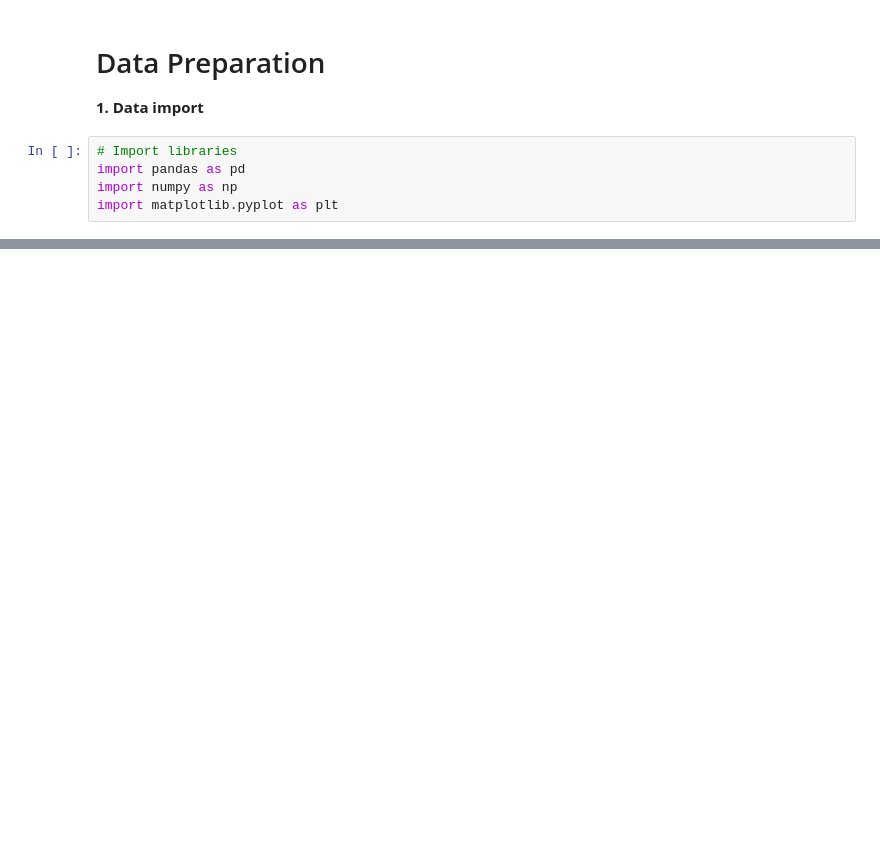
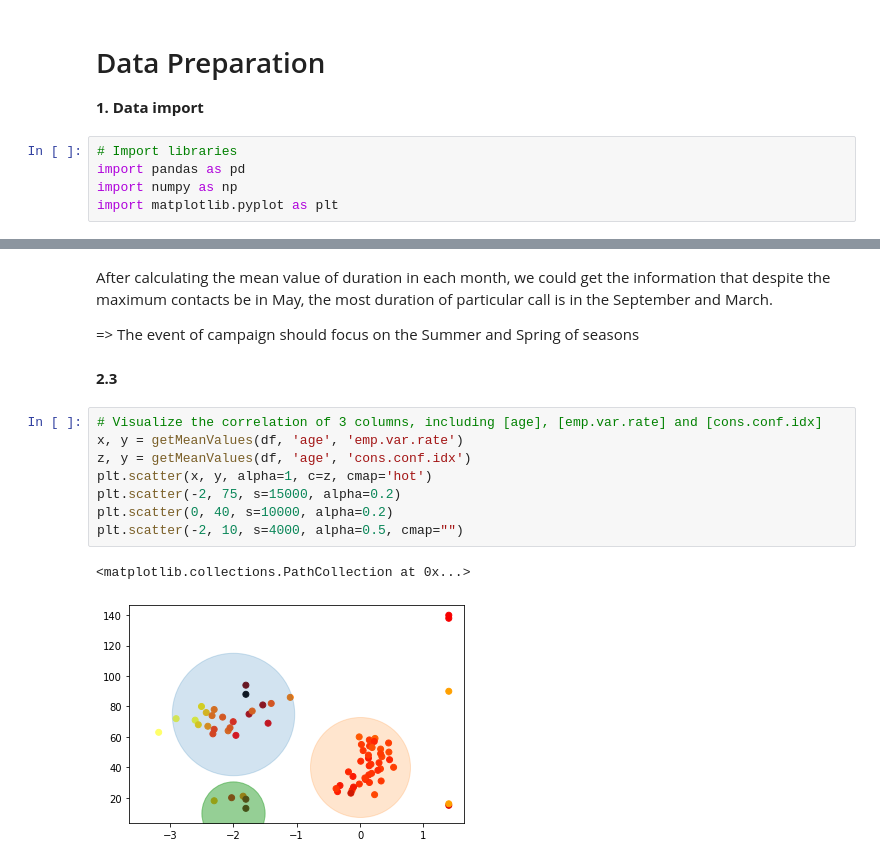
Before and after one commit to thinhsuy/Data_cleansing_summarising, a Jupyter notebook: myjob.ipynb, the cells around one changed output, grey strips where cells are left out. Cells and saved outputs as stored; diff of their text form; blank space fills up the shorter version.

```diff
--- a/myjob.ipynb
+++ b/myjob.ipynb
@@ -191,0 +118,17 @@ df
+# %% [markdown]
+After calculating the mean value of duration in each month, we could get the information that despite the maximum contacts be in May, the most duration of particular call is in the September and March.
+
+=> The event of campaign should focus on the Summer and Spring of seasons
+# %% [markdown]
+**2.3**
+# %%
+# Visualize the correlation of 3 columns, including [age], [emp.var.rate] and [cons.conf.idx]
+x, y = getMeanValues(df, 'age', 'emp.var.rate')
+z, y = getMeanValues(df, 'age', 'cons.conf.idx')
+plt.scatter(x, y, alpha=1, c=z, cmap='hot')
+plt.scatter(-2, 75, s=15000, alpha=0.2)
+plt.scatter(0, 40, s=10000, alpha=0.2)
+plt.scatter(-2, 10, s=4000, alpha=0.5, cmap="")
+# %% [output]
+<matplotlib.collections.PathCollection at 0x...>
+[figure, added]
```
Also changed, not shown: parts of 27 cells of this notebook.
